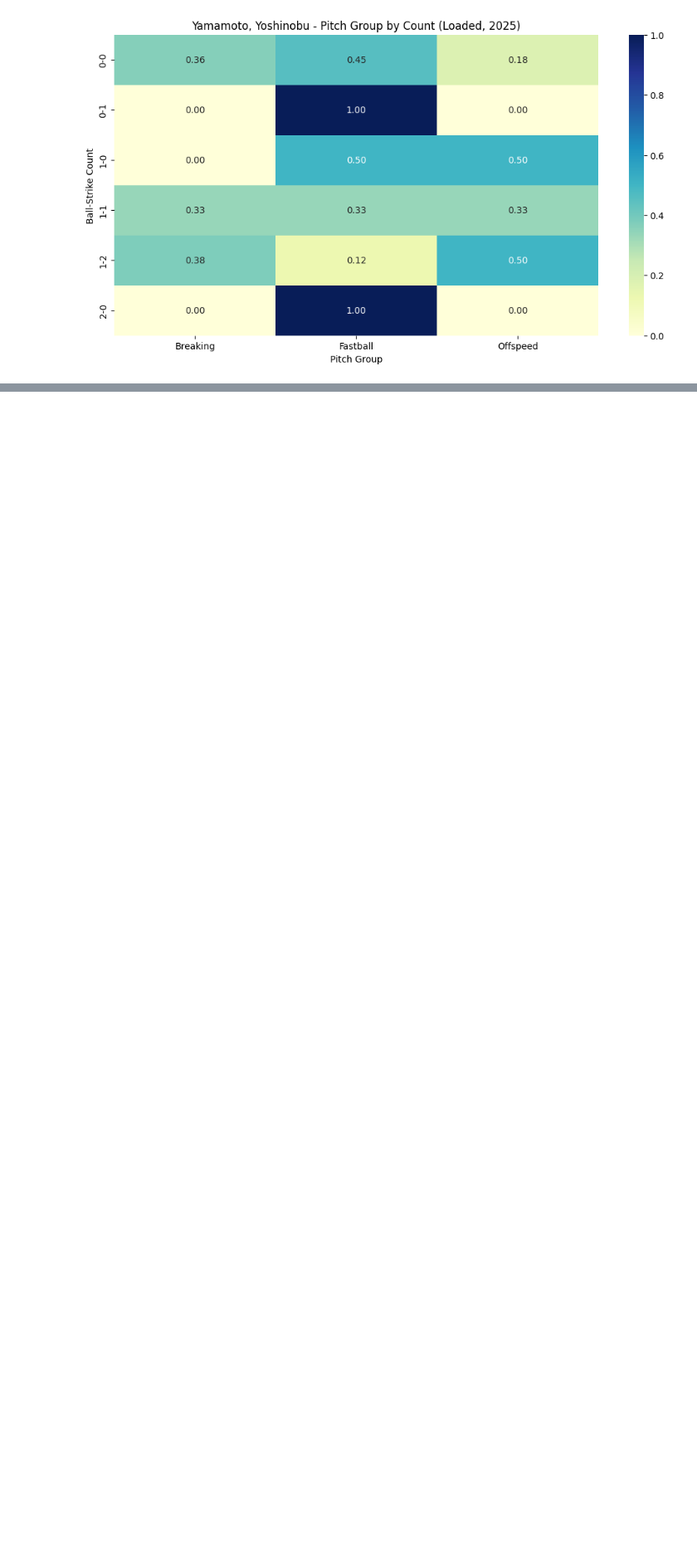
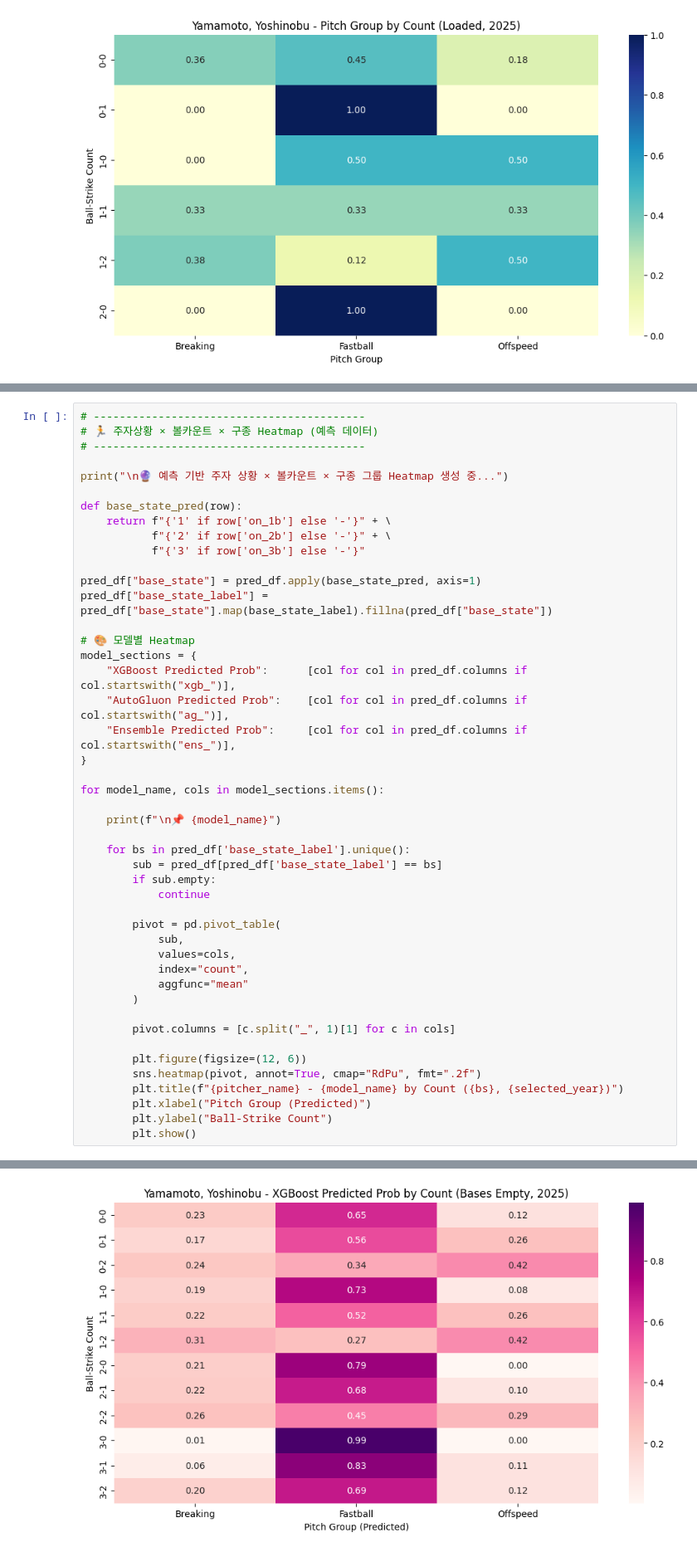
Before and after one commit to Gusle01/ai_2025, a Jupyter notebook: model2_pich_data_group.ipynb, the cells around one changed output, grey strips where cells are left out. Shown at 83% size. Cells and saved outputs as stored; diff of their text form; blank space fills up the shorter version.

```diff
--- a/model2_pich_data_group.ipynb
+++ b/model2_pich_data_group.ipynb
@@ -577,0 +700,47 @@ for bs in df_bases['base_state_label'].unique():
+# %%
+# ------------------------------------------
+# 🏃 주자상황 × 볼카운트 × 구종 Heatmap (예측 데이터)
+# ------------------------------------------
+
+print("\n🔮 예측 기반 주자 상황 × 볼카운트 × 구종 그룹 Heatmap 생성 중...")
+
+def base_state_pred(row):
+    return f"{'1' if row['on_1b'] else '-'}" + \
+           f"{'2' if row['on_2b'] else '-'}" + \
+           f"{'3' if row['on_3b'] else '-'}"
+
+pred_df["base_state"] = pred_df.apply(base_state_pred, axis=1)
+pred_df["base_state_label"] = pred_df["base_state"].map(base_state_label).fillna(pred_df["base_state"])
+
+# 🎨 모델별 Heatmap
+model_sections = {
+    "XGBoost Predicted Prob":      [col for col in pred_df.columns if col.startswith("xgb_")],
+    "AutoGluon Predicted Prob":    [col for col in pred_df.columns if col.startswith("ag_")],
+    "Ensemble Predicted Prob":     [col for col in pred_df.columns if col.startswith("ens_")],
+}
+
+for model_name, cols in model_sections.items():
+
+    print(f"\n📌 {model_name}")
+
+    for bs in pred_df['base_state_label'].unique():
+        sub = pred_df[pred_df['base_state_label'] == bs]
+        if sub.empty:
+            continue
+
+        pivot = pd.pivot_table(
+            sub,
+            values=cols,
+            index="count",
+            aggfunc="mean"
+        )
+
+        pivot.columns = [c.split("_", 1)[1] for c in cols]
+
+        plt.figure(figsize=(12, 6))
+        sns.heatmap(pivot, annot=True, cmap="RdPu", fmt=".2f")
+        plt.title(f"{pitcher_name} - {model_name} by Count ({bs}, {selected_year})")
+        plt.xlabel("Pitch Group (Predicted)")
+        plt.ylabel("Ball-Strike Count")
+        plt.show()
+# %% [output]
@@ -577,0 +750 @@ for bs in df_bases['base_state_label'].unique():
+[figure, added]
```
Also changed, not shown: parts of 11 cells of this notebook.
